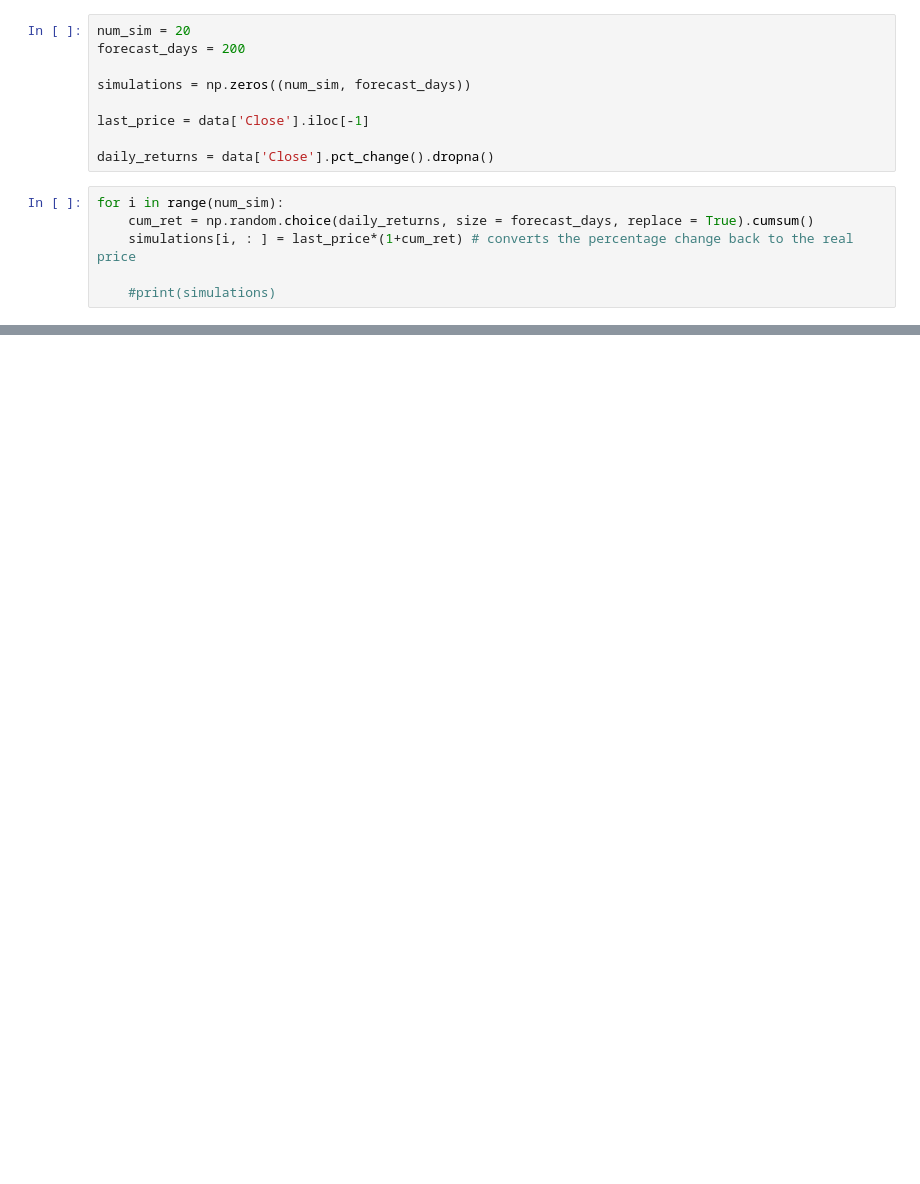
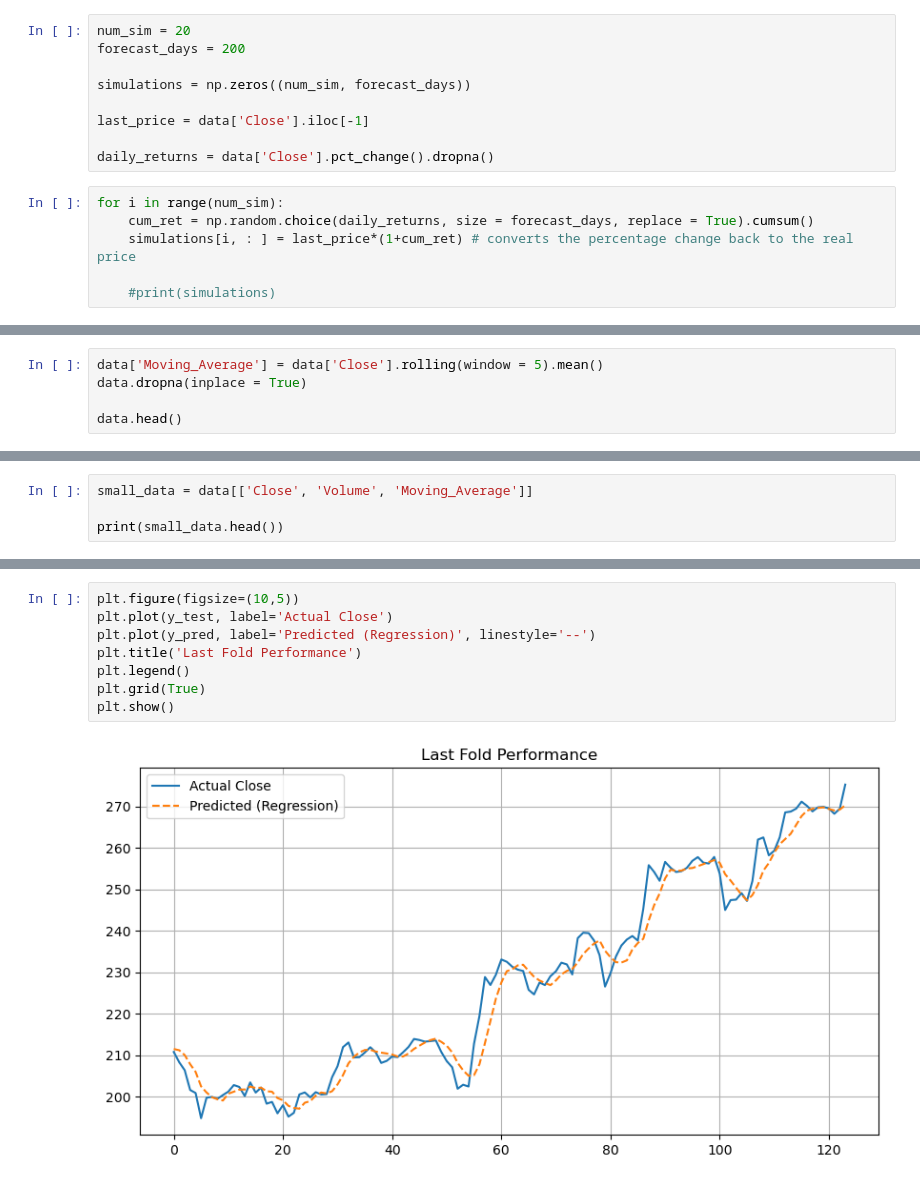
Before and after one commit to alexstoica-1/time-series-analysis-, a Jupyter notebook: notebooks/forecasting.ipynb, the cells around one changed output, grey strips where cells are left out. Saved outputs shown, nothing was run; the diff lists cells and outputs as text; blank space fills up the shorter version.

```diff
--- a/notebooks/forecasting.ipynb
+++ b/notebooks/forecasting.ipynb
@@ -113,0 +161,5 @@ plt.show()
+# %%
+data['Moving_Average'] = data['Close'].rolling(window = 5).mean()
+data.dropna(inplace = True)
+
+data.head()
@@ -113,0 +174,4 @@ plt.show()
+# %%
+small_data = data[['Close', 'Volume', 'Moving_Average']]
+
+print(small_data.head())
@@ -113,0 +246,10 @@ plt.show()
+# %%
+plt.figure(figsize=(10,5))
+plt.plot(y_test, label='Actual Close')
+plt.plot(y_pred, label='Predicted (Regression)', linestyle='--')
+plt.title('Last Fold Performance')
+plt.legend()
+plt.grid(True)
+plt.show()
+# %% [output]
+[figure, added]
```
Also changed, not shown: parts of 17 cells of this notebook, 3 other files.
